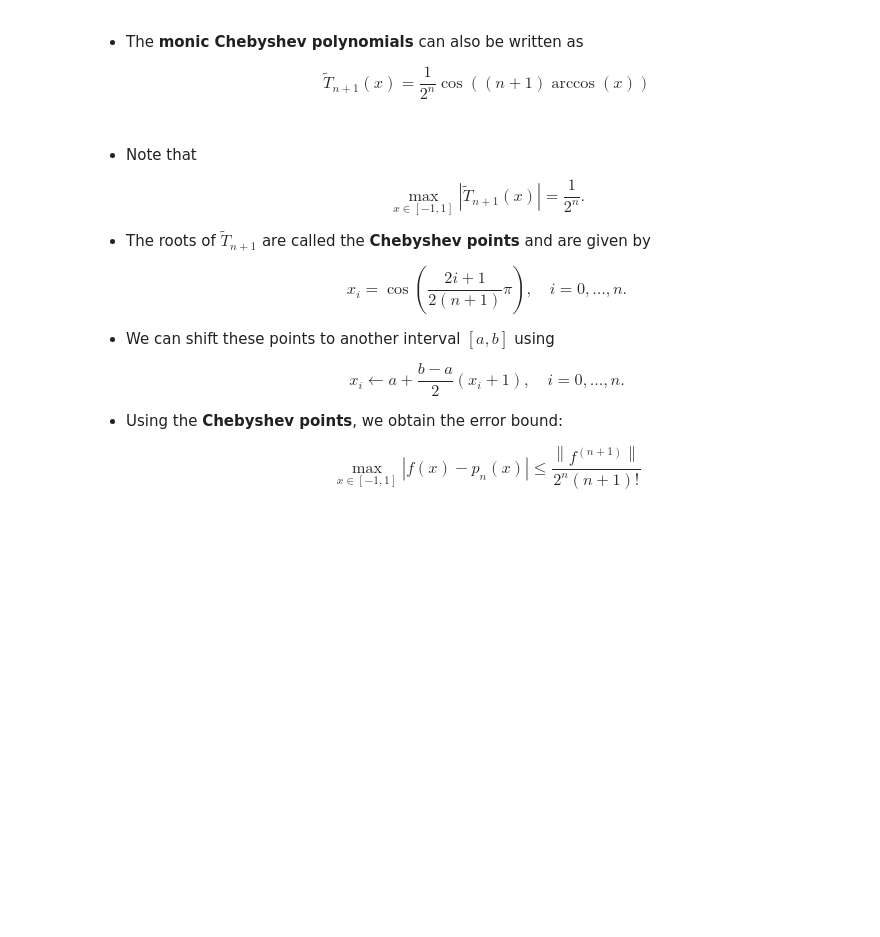
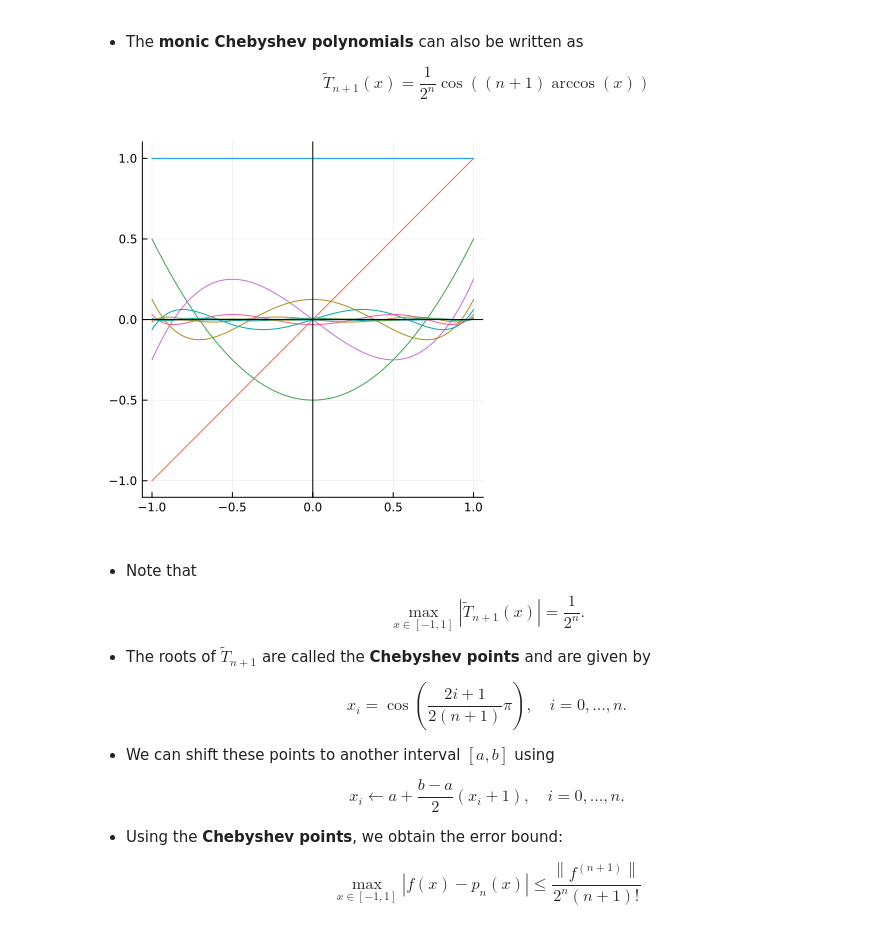
Before and after one commit to math435/20252-lecture-notes, a Jupyter notebook: chapter10/Section 10.6 - Chebyshev interpolation.ipynb, the cells around one changed output. Saved outputs shown, nothing was run; the diff lists cells and outputs as text; code cells hidden in the pictures; blank space fills up the shorter version.

```diff
--- a/chapter10/Section 10.6 - Chebyshev interpolation.ipynb
+++ b/chapter10/Section 10.6 - Chebyshev interpolation.ipynb
@@ -139,11 +151,13 @@ myplot(x -> 1/(1 + 25x^2), 2)
 # %%
 plot(legend=:none, aspect_ratio=:equal, size=(400,400))
 plot!(x -> 1, -1, 1)
-for n=0:3
+for n=0:10
     plot!(x -> cos((n+1)*acos(x))/2^n, -1, 1)
 end
 hline!([0], c=:black)
 vline!([0], c=:black)
+# %% [output]
+[figure, added]
 # %% [markdown]
 - Note that
 
```
Also changed, not shown: parts of 9 cells of this notebook, 1 other file.
